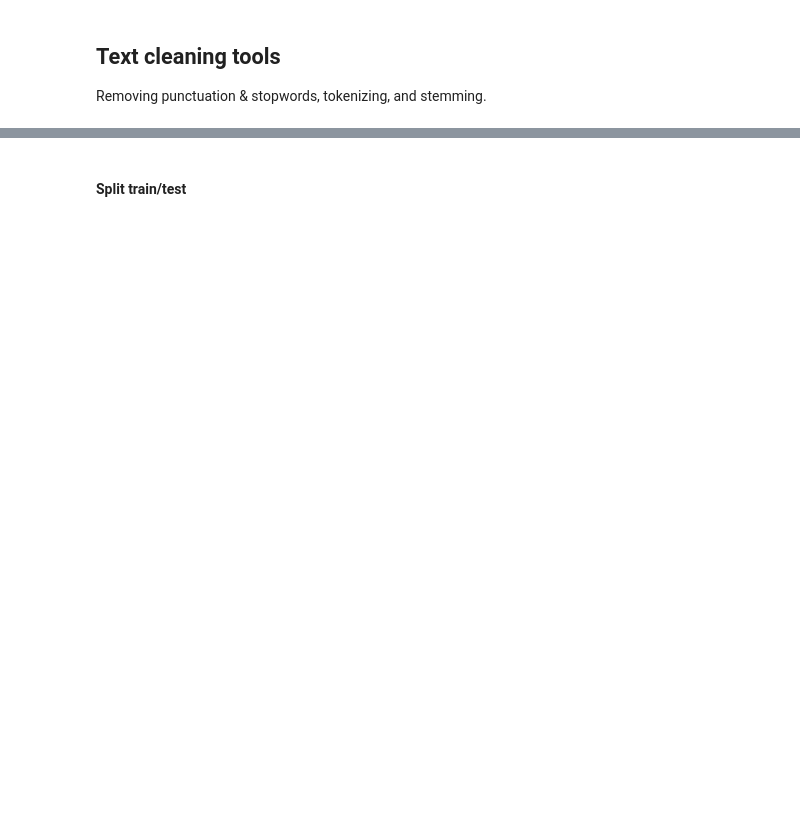
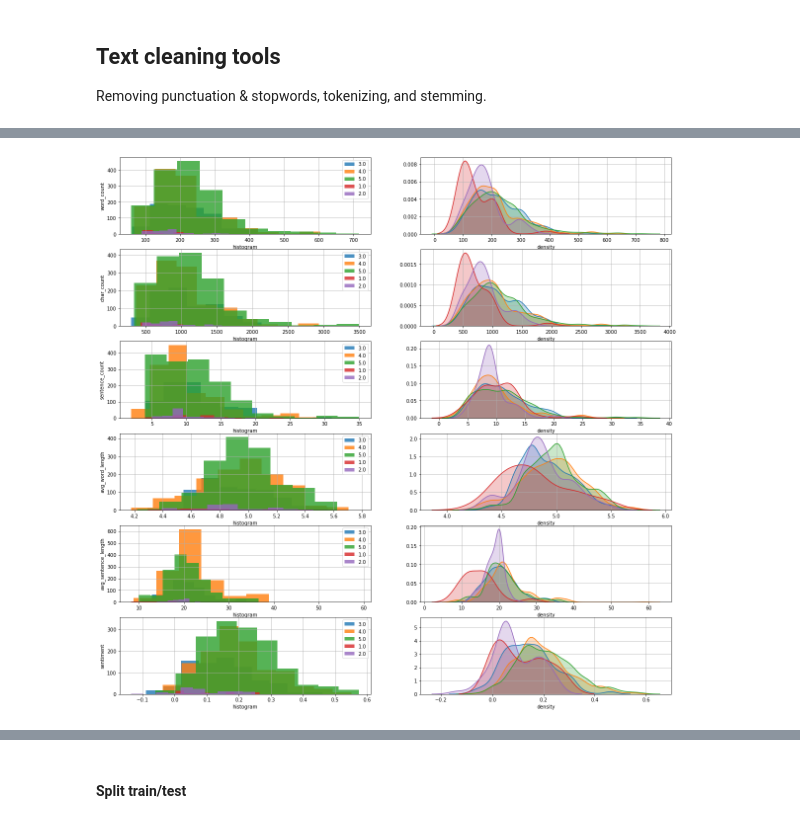
Before and after one commit to dantc12/NLP_Exercise, a Jupyter notebook: MovieReviewClassifier_FurtherResearch.ipynb, the cells around one changed output, grey strips where cells are left out. Drawn from its saved outputs; the diff is of its cells as text; code cells hidden in the pictures; blank space fills up the shorter version.

```diff
--- a/MovieReviewClassifier_FurtherResearch.ipynb
+++ b/MovieReviewClassifier_FurtherResearch.ipynb
@@ -27,6 +29,6 @@ import seaborn as sns
 # %%
 from ReviewsData import *
 # %%
-N_USERS = 20
+N_USERS = 10
 review_data = ReviewData(FILE_PATH, max_users=N_USERS)
 # %% [output]
@@ -82,0 +113,22 @@ data
+# %%
+x_s = ['word_count', 'char_count', 'sentence_count', 'avg_word_length', 'avg_sentence_length', 'sentiment']
+y = 'score'
+
+fig, ax = plt.subplots(len(x_s), 2, figsize=(20, 20))
+
+for row, x in enumerate(x_s):
+#     ax[row, :].title(x, fontsize=12)
+    for i in data[y].unique():
+        sns.distplot(data[data[y]==i][x], hist=True, kde=False,
+                     bins=10, hist_kws={"alpha":0.8},
+                     axlabel="histogram", ax=ax[row, 0])
+        sns.distplot(data[data[y]==i][x], hist=False, kde=True,
+                     kde_kws={"shade":True}, axlabel="density",
+                     ax=ax[row, 1])
+    ax[row, 0].grid(True)
+    ax[row, 0].set_ylabel(x)
+    ax[row, 0].legend(data[y].unique())
+    ax[row, 1].grid(True)
+plt.show()
+# %% [output]
+[figure, added]
```
Also changed, not shown: parts of 23 cells of this notebook.
